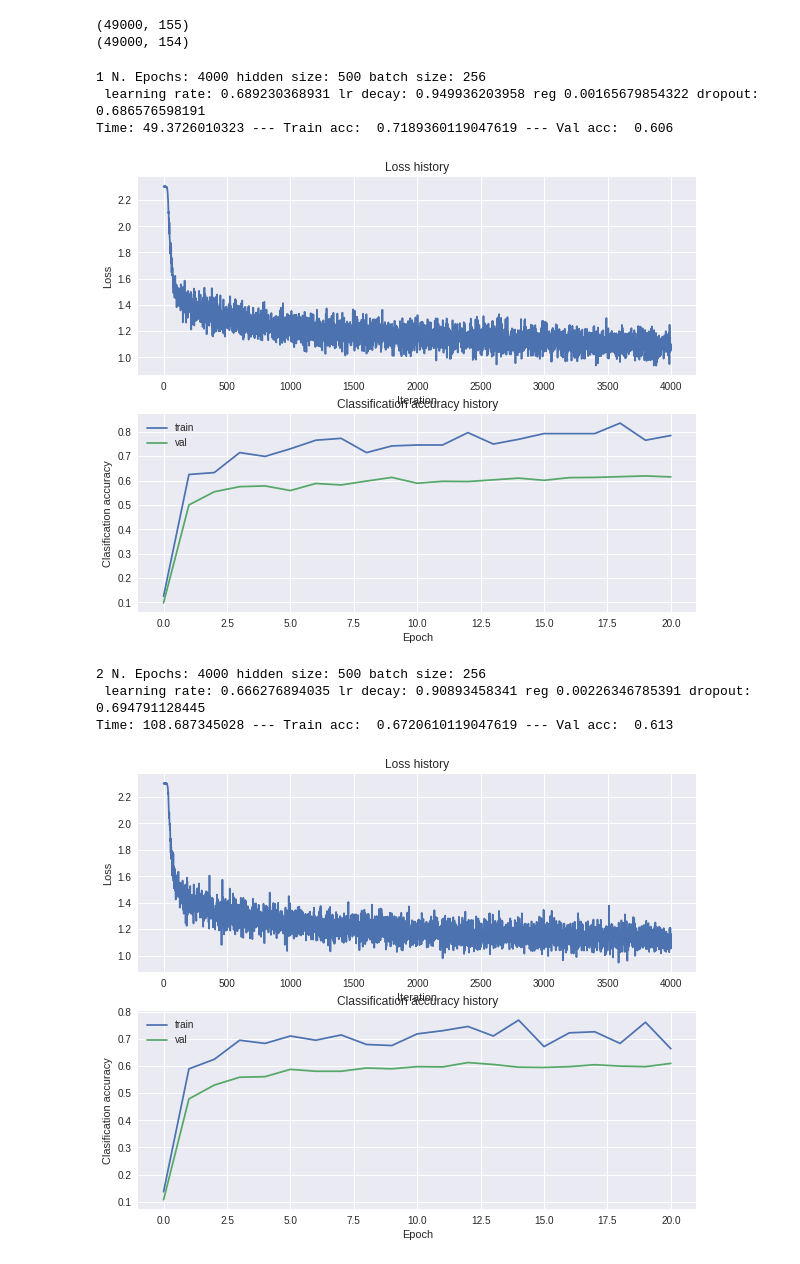
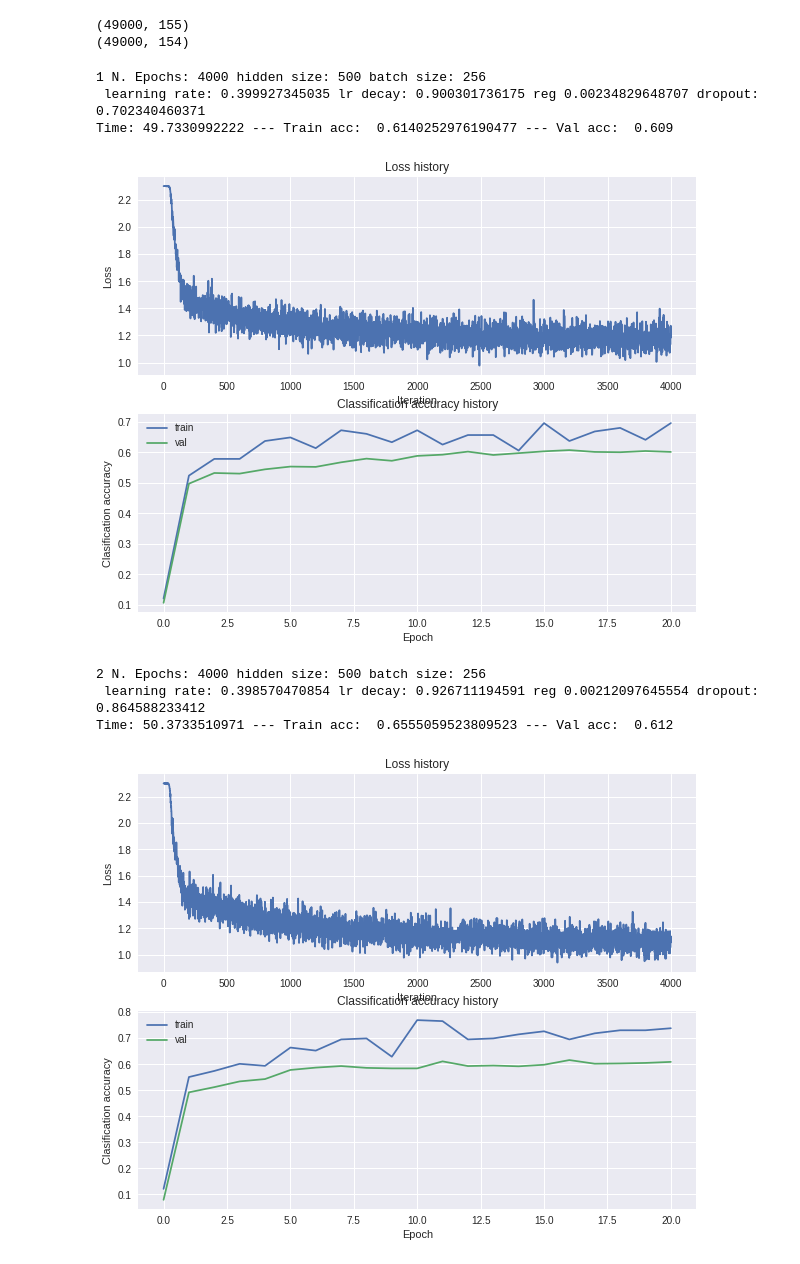
Before and after one commit to MarcoFosci/Computer_Vision, a Jupyter notebook: cs231n/A1_features_with_dropout.ipynb, the cells around one changed output. Cells and saved outputs as stored; diff of their text form; code cells hidden in the pictures.

```diff
--- a/cs231n/A1_features_with_dropout.ipynb
+++ b/cs231n/A1_features_with_dropout.ipynb
@@ -647,13 +647,6 @@ def plot_la(stats):
 input_dim = X_train_feats.shape[1]
 num_classes = 10
 hidden_size = 500
-'''
-batches_sizes =  [256]
-learning_rates = [0.28]
-regs = [0.009]
-n_iters = [200]
-drpt = 0.5
-'''
 
 count = 0
 best_acc = -1
@@ -665,47 +658,47 @@ for i in xrange(25):
   count +=1
 
   batches_sizes =  256
-  learning_rates = np.random.uniform(.65, .70) # 10 ** np.random.uniform(-6, 2)
+  learning_rates = np.random.uniform(.37, .42) # 10 ** np.random.uniform(-6, 2)
   regs = np.random.uniform(.0015, .0025) # 10 ** np.random.uniform(-6, 0.006)
   n_iters = 4000
-  drpt = np.random.uniform(.60, .70) # np.random.uniform(0, 1)
-  lr_decay = np.random.uniform(.85, .95)
+  drpt = np.random.uniform(.70, 1) # np.random.uniform(0, 1)
+  lr_decay = np.random.uniform(.90, .95)
 
   print(count, 'N. Epochs:', n_iters, 'hidden size:',
         hidden_size, 'batch size:', batches_sizes, '\n learning rate:',
         learning_rates, 'lr decay:', lr_decay, 'reg', regs, 'dropout:', drpt)
   net = TwoLayerNet(input_dim, hidden_size, num_classes)
   tic = time.time()
   stats = net.train(X_train_feats, y_train, X_val_feats, y_val,
               num_iters=n_iters,
               batch_size=batches_sizes,
               learning_rate=learning_rates,
               learning_rate_decay=lr_decay,
               reg=regs,
               verbose=False,
               dropout=drpt)
   toc = time.time()
   time_train = toc-tic
 
   # Predict on the validation set
   val_acc = (net.predict(X_val_feats) == y_val).mean()
   print('Time:', time_train,
         '--- Train acc: ', np.mean(stats['train_acc_history']),
         '--- Val acc: ', val_acc)
   if best_acc < val_acc:
     best_acc = val_acc
     best_net = net
-    best_hp += [(learning_rates, regs)]
+    best_hp = [(learning_rates, lr_decay, regs, drpt)]
 
     # Plot the loss function and train / validation accuracies
     plot_la(stats)
 # %% [output]
 1 N. Epochs: 4000 hidden size: 500 batch size: 256
- learning rate: 0.689230368931 lr decay: 0.949936203958 reg 0.00165679854322 dropout: 0.686576598191
-Time: 49.3726010323 --- Train acc:  0.7189360119047619 --- Val acc:  0.606
+ learning rate: 0.399927345035 lr decay: 0.900301736175 reg 0.00234829648707 dropout: 0.702340460371
+Time: 49.7330992222 --- Train acc:  0.6140252976190477 --- Val acc:  0.609
-[figure, old version]
+[figure, new version]
 2 N. Epochs: 4000 hidden size: 500 batch size: 256
- learning rate: 0.666276894035 lr decay: 0.90893458341 reg 0.00226346785391 dropout: 0.694791128445
-Time: 108.687345028 --- Train acc:  0.6720610119047619 --- Val acc:  0.613
+ learning rate: 0.398570470854 lr decay: 0.926711194591 reg 0.00212097645554 dropout: 0.864588233412
+Time: 50.3733510971 --- Train acc:  0.6555059523809523 --- Val acc:  0.612
-[figure, old version]
+[figure, new version]
 3 N. Epochs: 4000 hidden size: 500 batch size: 256
```
Also changed, not shown: parts of 2 cells of this notebook.
